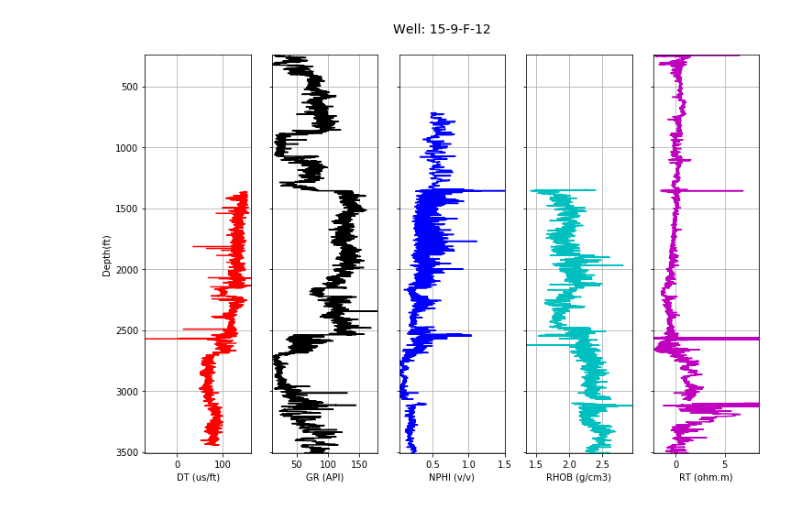
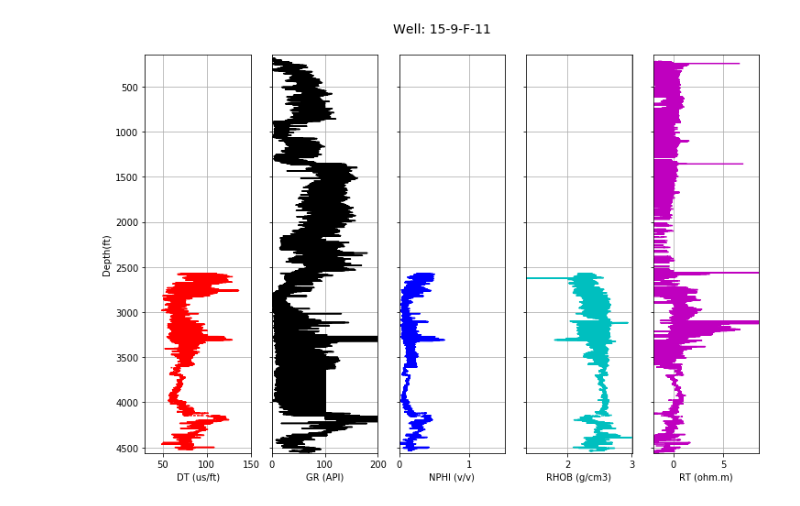
Before and after one commit to olawaleibrahim/PETROPHYSICAL-INTERPRETATION, a Jupyter notebook: Untitled1.ipynb, the cells around one changed output. Drawn from its saved outputs; the diff is of its cells as text; code cells hidden in the pictures.

```diff
--- a/Untitled1.ipynb
+++ b/Untitled1.ipynb
@@ -25,8 +51,8 @@ df = df.reset_index(drop=True)
 # %%
-def log_plot(logs):
+def log_plot1(logs):
     logs = logs.sort_values(by='DEPTH')
     top = logs.DEPTH.min()
-    bot = 3508.858
+    bot = logs.DEPTH.max()
 
     f, ax = plt.subplots(nrows=1, ncols=5, figsize=(12,8))
     ax[0].plot(logs.DT, logs.DEPTH, color='red')
@@ -41,7 +67,7 @@ def log_plot(logs):
         ax[i].grid()
 
     ax[0].set_xlabel("DT (us/ft)")
-    ax[0].set_xlim(logs.DT.min(),logs.DT.max())
+    ax[0].set_xlim(logs.DT.min(), logs.DT.max())
     ax[0].set_ylabel("Depth(ft)")
     ax[1].set_xlabel("GR (API)")
     ax[1].set_xlim(logs.GR.min(), logs.GR.max())
@@ -50,10 +76,10 @@ def log_plot(logs):
     ax[3].set_xlabel("RHOB (g/cm3)")
     ax[3].set_xlim(logs.RHOB.min(),logs.RHOB.max())
     ax[4].set_xlabel("RT (ohm.m)")
-    ax[4].set_xlim(logs.RT.min(),logs.RT.max())
+    ax[4].set_xlim(-2,logs.RT.max())
 
     ax[1].set_yticklabels([]); ax[2].set_yticklabels([]);
     ax[3].set_yticklabels([])
     ax[4].set_yticklabels([]); ax[4].set_yticklabels([])
 
-    f.suptitle('Well: 15-9-F-12', fontsize=14,y=0.94)
+    f.suptitle('Well: 15-9-F-11', fontsize=14,y=0.94)
@@ -63,2 +86,4 @@ df1 = df1.drop(['RS', 'RD', 'ROP5_RM'], axis=1)
+# %%
+df = pd.read_csv('11A.csv')
 # %%
-df1['RT'] = np.log(df1['RT'])
+df['RT'] = np.log(df['RT'])
@@ -71,5 +90,5 @@ g.map(plt.scatter)
 # %%
-log_plot(df1)
+log_plot(df)
 # %% [output]
-[figure, old version]
+[figure, new version]
 # %%
```
Also changed, not shown: parts of 43 cells of this notebook, 1 other file.
